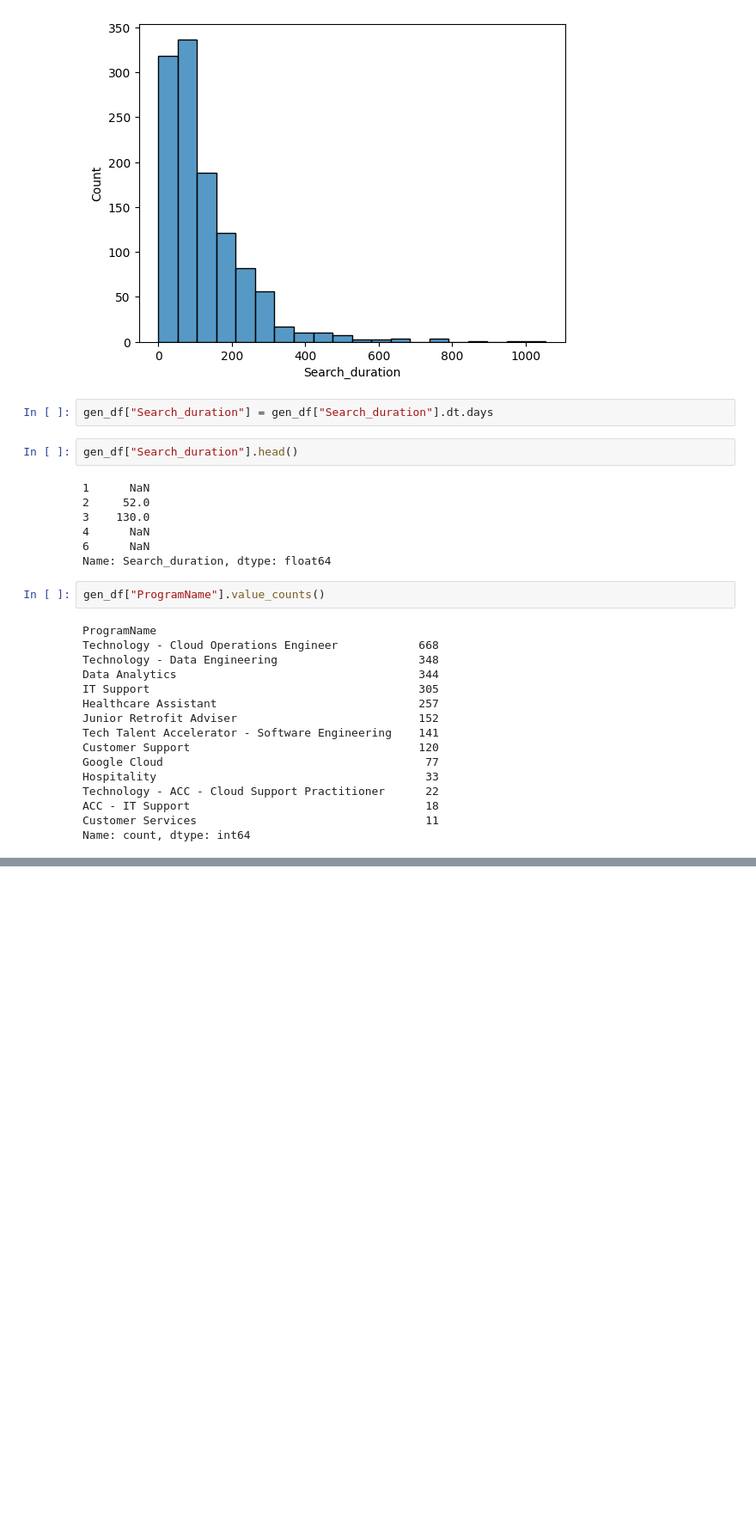
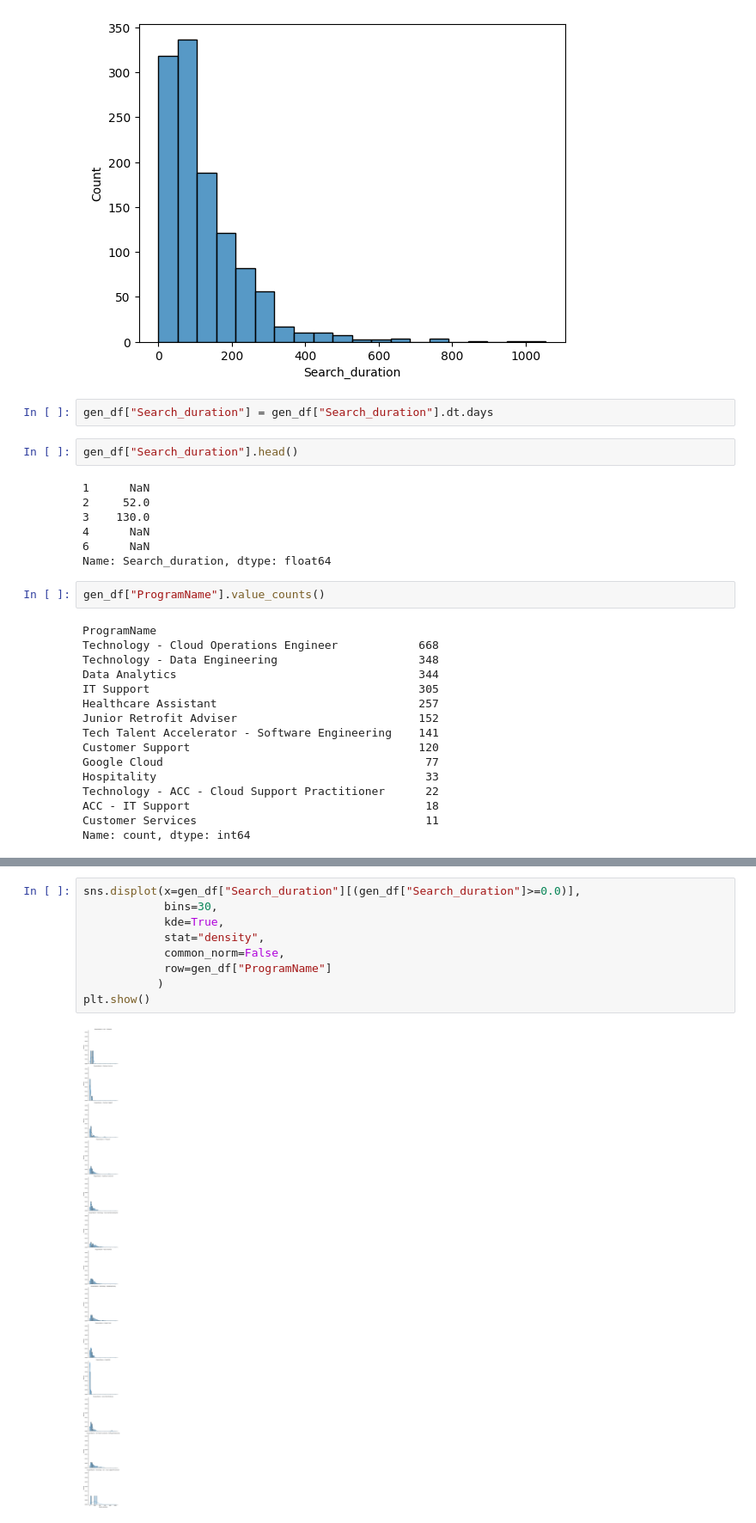
Before and after one commit to Meg-Guidry/Codeop_individul_project, a Jupyter notebook: initial_EDA.ipynb, the cells around one changed output, grey strips where cells are left out. Shown at 86% size. Saved outputs shown, nothing was run; the diff lists cells and outputs as text; blank space fills up the shorter version.

```diff
--- a/initial_EDA.ipynb
+++ b/initial_EDA.ipynb
@@ -701,0 +702,11 @@ def histplot_col(column=list(gen_df.columns)):
+# %%
+sns.displot(x=gen_df["Search_duration"][(gen_df["Search_duration"]>=0.0)],
+            bins=30,
+            kde=True,
+            stat="density",
+            common_norm=False,
+            row=gen_df["ProgramName"]
+           )
+plt.show()
+# %% [output]
+[figure, added]
```
Also changed, not shown: parts of 21 cells of this notebook, 1 other file.
